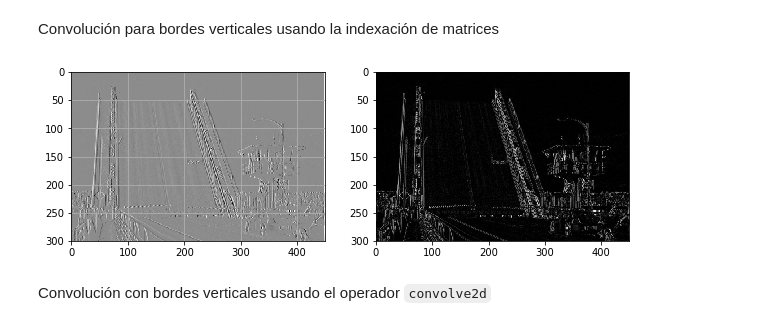
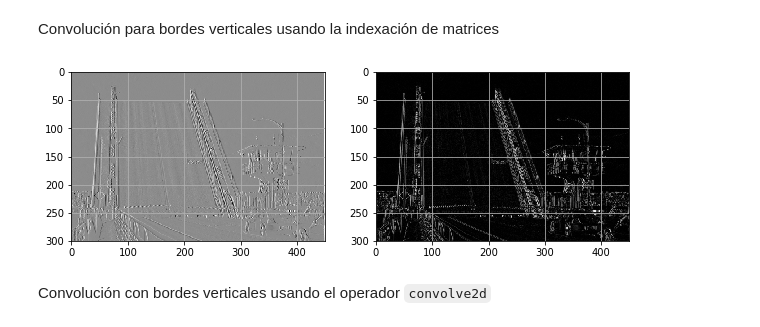
Before and after one commit to jjpulidos/Artificial-Intelligence-PSet-UIS, a Jupyter notebook: Notas 02A - Computer-Vision - Image intro.ipynb, the cells around one changed output. Cells and saved outputs as stored; diff of their text form; code cells hidden in the pictures.

```diff
--- a/Notas 02A - Computer-Vision - Image intro.ipynb
+++ b/Notas 02A - Computer-Vision - Image intro.ipynb
@@ -117,14 +117,14 @@ Convolución para bordes verticales usando la indexación de matrices
 # %%
 rimg = np.copy(gimg)
 rimg[:,:-1]-=rimg[:,1:]
 fig = plt.figure(figsize=(10,5))
 fig.add_subplot(121)
 plt.imshow(rimg, cmap = plt.cm.Greys_r); plt.grid()
 fig.add_subplot(122)
 plt.imshow(np.abs(rimg), cmap = plt.cm.Greys_r);
-#plt.grid()
+plt.grid()
 # %% [output]
-[figure, old version]
+[figure, new version]
 # %% [markdown]
 Convolución con bordes verticales usando el operador `convolve2d`
 # %%
```
Also changed, not shown: parts of 17 cells of this notebook, 15 other files.
